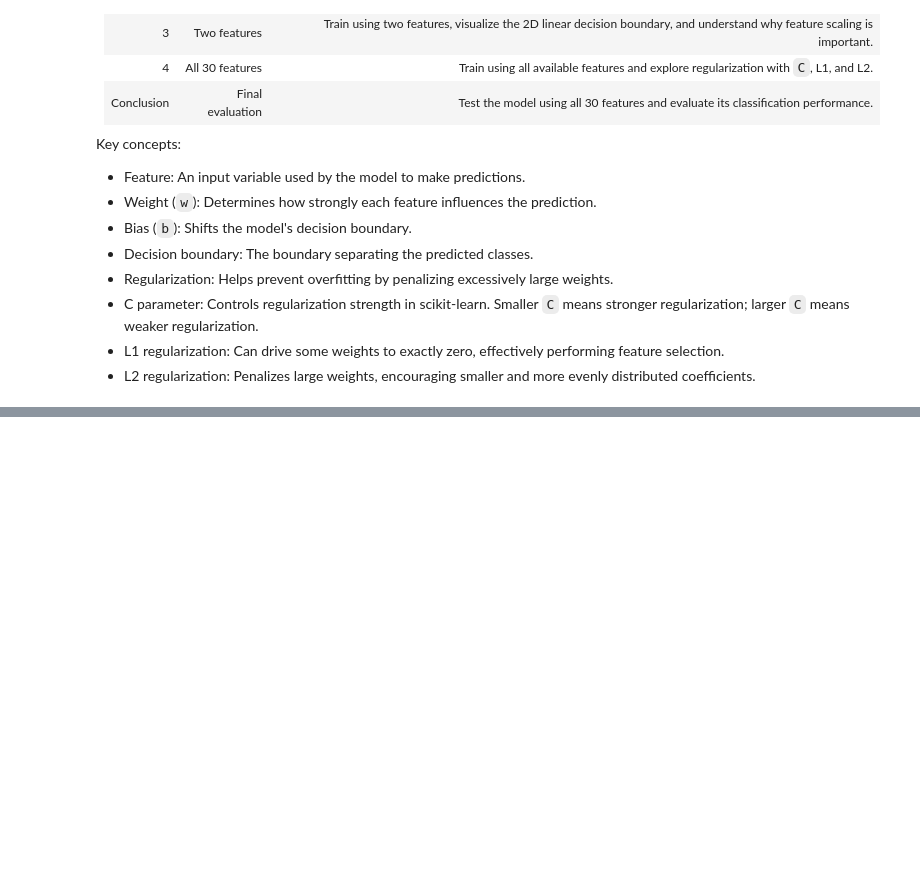
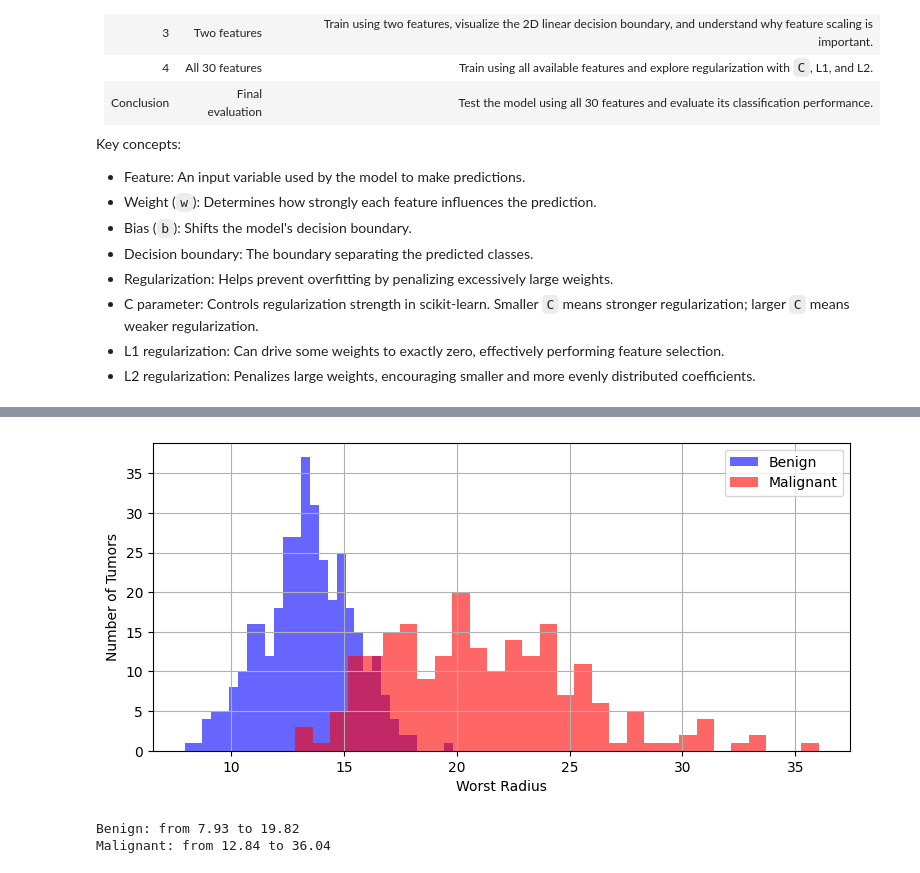
Before and after one commit to DavidCalebChaparroOrozco/hands-on-ml-sklearn-pytorch2026, a Jupyter notebook: notebooks/part1_fundamentals/ch04_training_models/06_logistic_regression_lab.ipynb, the cells around one changed output, grey strips where cells are left out. Cells and saved outputs as stored; diff of their text form; code cells hidden in the pictures; blank space fills up the shorter version.

```diff
--- a/notebooks/part1_fundamentals/ch04_training_models/06_logistic_regression_lab.ipynb
+++ b/notebooks/part1_fundamentals/ch04_training_models/06_logistic_regression_lab.ipynb
@@ -49,0 +377,7 @@ Key concepts:
+# %%
+cancer = load_breast_cancer(as_frame=True)
+
+print(cancer.data.shape)
+print(cancer.target_names)
+
+cancer.data.head(3)
@@ -49,0 +413,8 @@ Key concepts:
+# %%
+print(cancer.target.value_counts())
+# 0 = malignant, 1 = benign
+
+y = cancer.target_names[cancer.target] == "malignant"
+
+print("Malignant:", y.sum(), "out of", len(y),
+      f"({y.mean():.0%})")
@@ -49,0 +447,19 @@ Key concepts:
+# %%
+radius = cancer.data["worst radius"]
+
+plt.figure(figsize=(9, 4))
+plt.hist(radius[~y], bins=30, alpha=0.6, color="b", label="Benign")
+plt.hist(radius[y], bins=30, alpha=0.6, color="r", label="Malignant")
+
+plt.xlabel("Worst Radius")
+plt.ylabel("Number of Tumors")
+plt.legend()
+plt.grid(True)
+plt.show()
+
+print("Benign: from", radius[~y].min(), "to", radius[~y].max())
+print("Malignant: from", radius[y].min(), "to", radius[y].max())
+# %% [output]
+[figure, added]
+Benign: from 7.93 to 19.82
+Malignant: from 12.84 to 36.04
```
Also changed, not shown: parts of 38 cells of this notebook.
